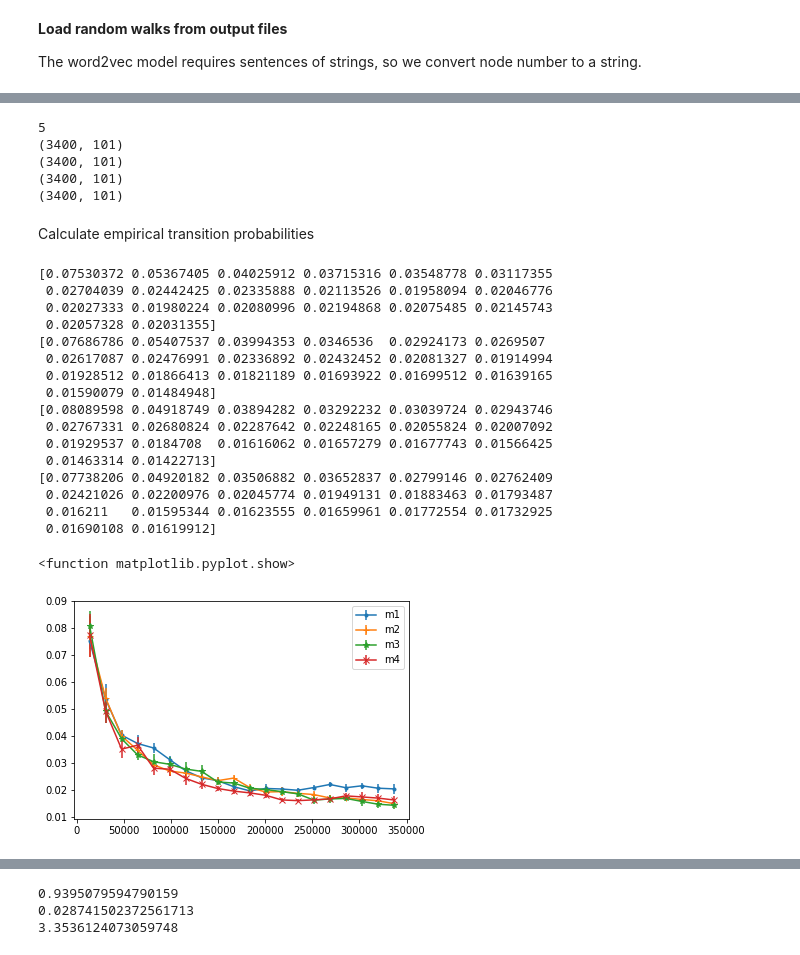
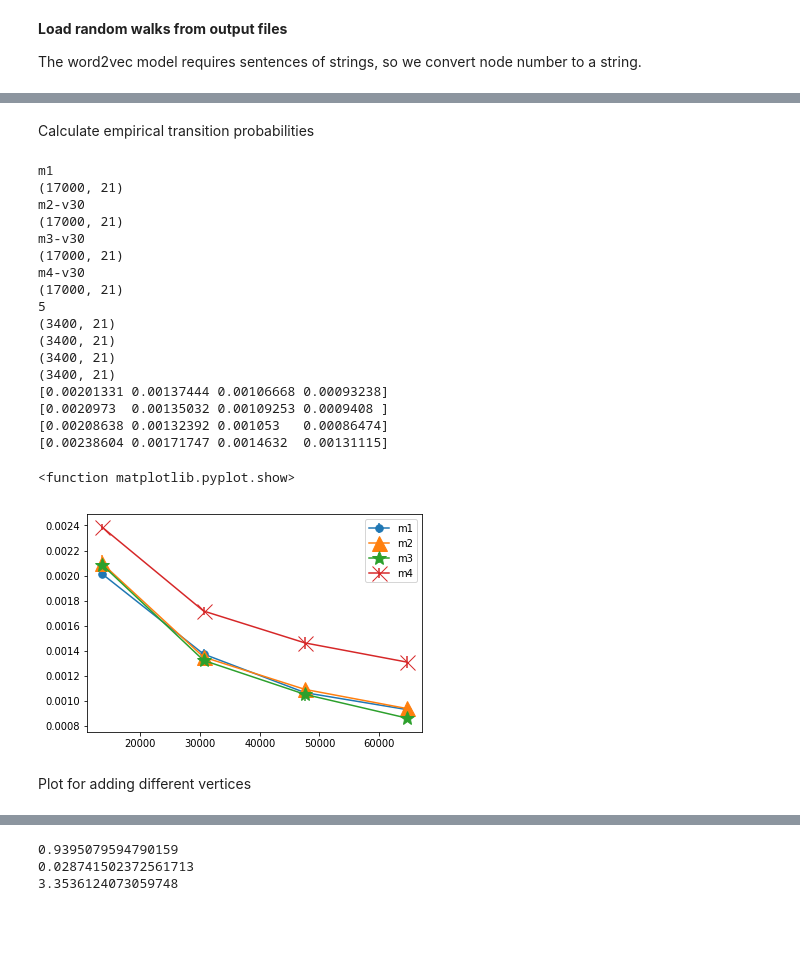
Before and after one commit to shps/incremental-representation-learning, a Jupyter notebook: materials/node_classification_from_random_walk.ipynb, the cells around one changed output, grey strips where cells are left out. Saved outputs shown, nothing was run; the diff lists cells and outputs as text; code cells hidden in the pictures; blank space fills up the shorter version.

```diff
--- a/materials/node_classification_from_random_walk.ipynb
+++ b/materials/node_classification_from_random_walk.ipynb
@@ -16,7 +16,7 @@ The word2vec model requires sentences of strings, so we convert node number to a
 # %%
 rw_location = Path("/Users/Ganymedian/Desktop/dynamic-rw/karate/ar")
 methods = ["m1", "m2", "m3", "m4"]
-# methods = ["m1", "m2", "m4"]
+# methods = ["m1", "m2", "m3"]
 nmethods = len(methods)
 vertices = []
 for i in range(34):
@@ -25,6 +25,8 @@ for i in range(34):
 v="v30"
 
 num_runs = 5
+wLength = 21
+bucket = 5
 # %%
 # G = nx.karate_club_graph()
 G = nx.read_edgelist("/Users/Ganymedian/Desktop/Projects/stellar-random-walk-research/randomwalk/src/test/resources/karate.txt", nodetype=int)
@@ -62,64 +57,65 @@ m4-v30
 # %%
-all_runs = []
-print(num_runs)
-for i in range(nmethods):
-    ars = np.vsplit(random_walks_int[i], 5)
-    print(ars[0].shape)
-    all_runs.append(ars)
+def extract_runs(random_walks_int):
+    all_runs = []
+    print(num_runs)
+    for i in range(nmethods):
+        ars = np.vsplit(random_walks_int[i], 5)
+        print(ars[0].shape)
+        all_runs.append(ars)
+    return all_runs
-# %% [output]
-5
-(3400, 101)
-(3400, 101)
-(3400, 101)
-(3400, 101)
 # %% [markdown]
 Calculate empirical transition probabilities
+# %%
+all_runs = extract_runs(read_walks(v))
 # %%
-formats=['.-', '+-', '*-','x-']
+formats=['.-', '^-', '*-','x-']
 for mm in range(nmethods):
     all_errors = []
     for rr in range(num_runs):
         errors = []
         x_axis = []
-        for ii in range(20):
+        for ii in range(wLength//bucket):
             walk_length = 5*(ii + 1)
 
             M_empirical = np.zeros((n_nodes, n_nodes))
             for walk in all_runs[mm][rr]:
                 for kk in range(walk_length - 1):
                     M_empirical[walk[kk] - 1, walk[kk + 1] - 1] += 1
 
             n_samples = M_empirical.sum()
             M_empirical = M_empirical.T / np.maximum(M_empirical.sum(axis=1), 1)
 
-            errors.append(np.abs(M_theory - M_empirical).max())
+            errors.append(np.abs(M_theory - M_empirical).mean())
             x_axis.append(n_samples)
         all_errors.append(errors)
     n = len(all_errors)
     means = np.mean(all_errors,axis=0)
     print(means)
     stdv = np.std(all_errors, axis=0)
     stderr = stdv/np.sqrt(n)
-    plt.errorbar(x_axis, means, yerr=stderr, fmt=formats[mm], label=methods[mm])
+    plt.errorbar(x_axis, means, yerr=stderr, fmt=formats[mm], label=methods[mm], ms=15)
     plt.legend()
 plt.show
 # plt.plot(x_axis, all_errors, '.-')
 # %% [output]
-[0.07530372 0.05367405 0.04025912 0.03715316 0.03548778 0.03117355
- 0.02704039 0.02442425 0.02335888 0.02113526 0.01958094 0.02046776
- 0.02027333 0.01980224 0.02080996 0.02194868 0.02075485 0.02145743
- 0.02057328 0.02031355]
-[0.07686786 0.05407537 0.03994353 0.0346536  0.02924173 0.0269507
- 0.02617087 0.02476991 0.02336892 0.02432452 0.02081327 0.01914994
- 0.01928512 0.01866413 0.01821189 0.01693922 0.01699512 0.01639165
- 0.01590079 0.01484948]
-[0.08089598 0.04918749 0.03894282 0.03292232 0.03039724 0.02943746
- 0.02767331 0.02680824 0.02287642 0.02248165 0.02055824 0.02007092
- 0.01929537 0.0184708  0.01616062 0.01657279 0.01677743 0.01566425
- 0.01463314 0.01422713]
-[0.07738206 0.04920182 0.03506882 0.03652837 0.02799146 0.02762409
- 0.02421026 0.02200976 0.02045774 0.01949131 0.01883463 0.01793487
- 0.016211   0.01595344 0.01623555 0.01659961 0.01772554 0.01732925
- 0.01690108 0.01619912]
+m1
+(17000, 21)
+m2-v30
+(17000, 21)
+m3-v30
+(17000, 21)
+m4-v30
+(17000, 21)
+5
+(3400, 21)
+(3400, 21)
+(3400, 21)
+(3400, 21)
+[0.00201331 0.00137444 0.00106668 0.00093238]
+[0.0020973  0.00135032 0.00109253 0.0009408 ]
+[0.00208638 0.00132392 0.001053   0.00086474]
+[0.00238604 0.00171747 0.0014632  0.00131115]
 <function matplotlib.pyplot.show>
-[figure, old version]
+[figure, new version]
+# %% [markdown]
+Plot for adding different vertices
```
Also changed, not shown: parts of 5 cells of this notebook, 1 other file.
